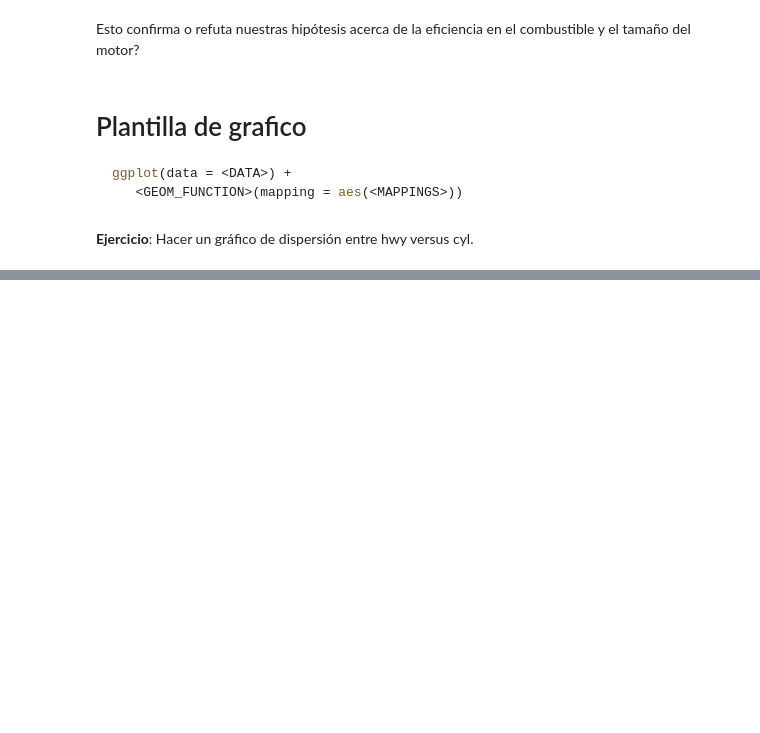
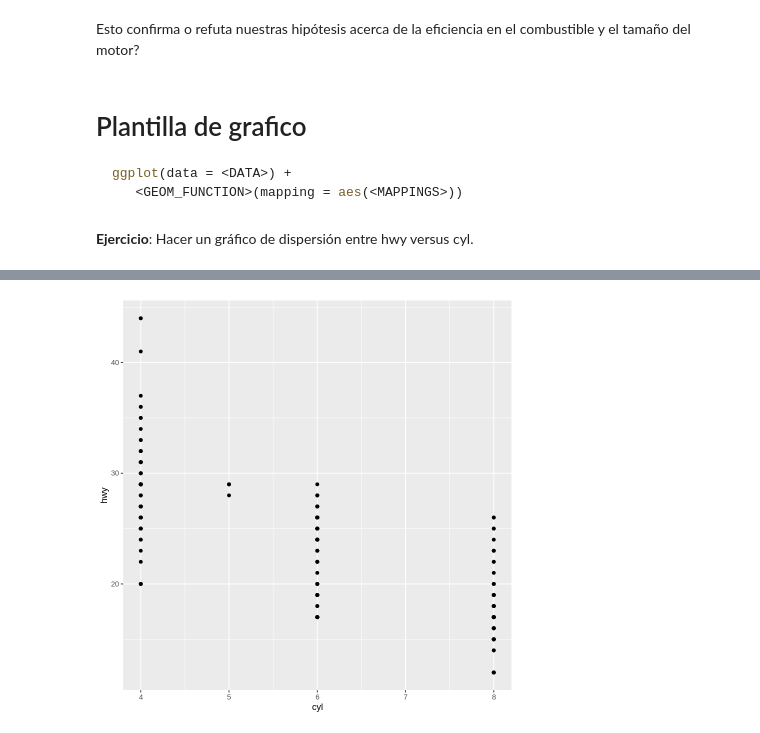
Before and after one commit to ricardo-rios/cursoR2022, a Jupyter notebook: UnidadII/clase19abril.ipynb, the cells around one changed output, grey strips where cells are left out. Drawn from its saved outputs; the diff is of its cells as text; code cells hidden in the pictures; blank space fills up the shorter version.

```diff
--- a/UnidadII/clase19abril.ipynb
+++ b/UnidadII/clase19abril.ipynb
@@ -81,0 +87,5 @@ Hacer un gráfico de dispersión entre hwy versus cyl.
+# %%
+ggplot(data = mpg) +
+   geom_point(mapping = aes(x = cyl, y = hwy))
+# %% [output]
+[figure, added]
```
Also changed, not shown: parts of 1 cell of this notebook.
